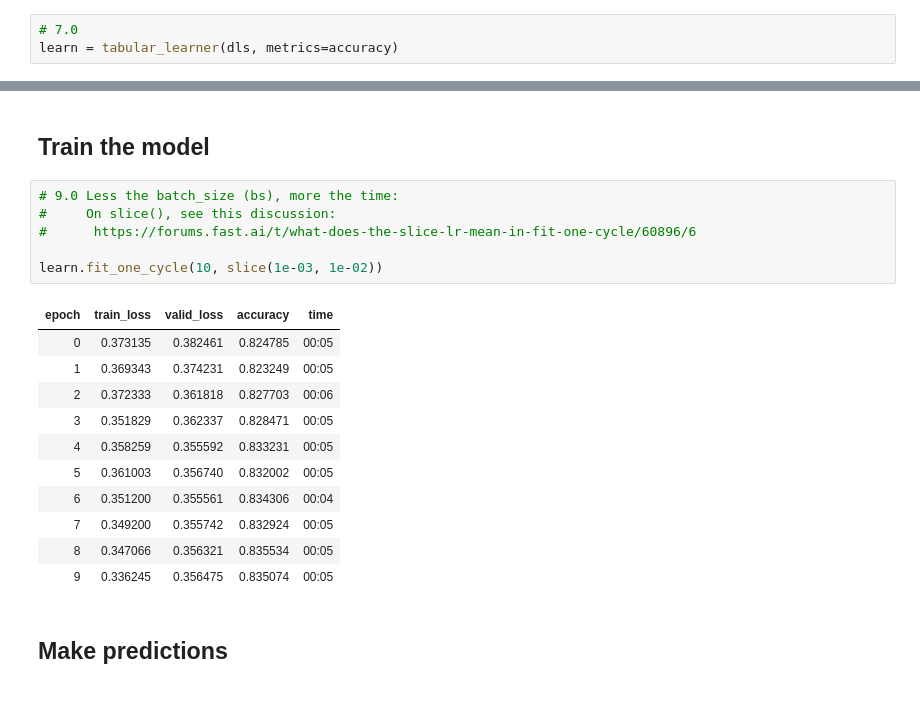
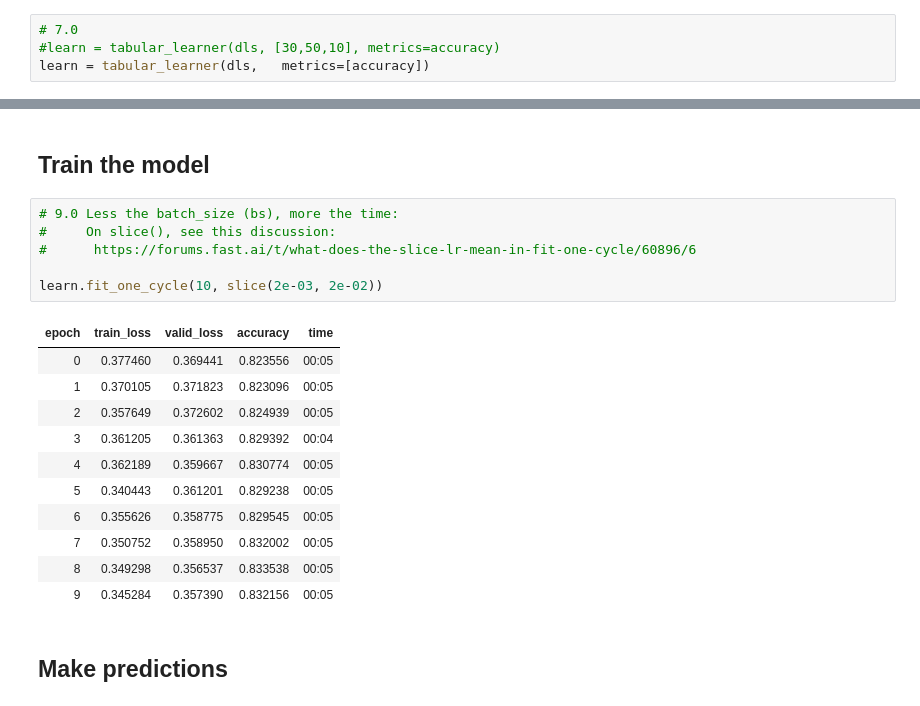
Before and after one commit to harnalashok/deeplearning, a Jupyter notebook: Tabular_data_with_fastai.ipynb, the cells around one changed output, grey strips where cells are left out. Cells and saved outputs as stored; diff of their text form.

```diff
--- a/Tabular_data_with_fastai.ipynb
+++ b/Tabular_data_with_fastai.ipynb
@@ -357,6 +383,7 @@ dls.show_batch()
 # %%
 # 7.0
-learn = tabular_learner(dls, metrics=accuracy)
+#learn = tabular_learner(dls, [30,50,10], metrics=accuracy)
+learn = tabular_learner(dls,   metrics=[accuracy])
 # %%
 # To get help on tabular_learner
 doc(tabular_learner)
@@ -482,21 +509,21 @@ And we can train that model with the `fit_one_cycle` method (the `fine_tune` met
 # %%
 # 9.0 Less the batch_size (bs), more the time:
 #     On slice(), see this discussion:
 #      https://forums.fast.ai/t/what-does-the-slice-lr-mean-in-fit-one-cycle/60896/6
 
-learn.fit_one_cycle(10, slice(1e-03, 1e-02))
+learn.fit_one_cycle(10, slice(2e-03, 2e-02))
 # %% [output]
 | epoch | train_loss | valid_loss | accuracy | time |
-| 0 | 0.373135 | 0.382461 | 0.824785 | 00:05 |
-| 1 | 0.369343 | 0.374231 | 0.823249 | 00:05 |
-| 2 | 0.372333 | 0.361818 | 0.827703 | 00:06 |
-| 3 | 0.351829 | 0.362337 | 0.828471 | 00:05 |
-| 4 | 0.358259 | 0.355592 | 0.833231 | 00:05 |
-| 5 | 0.361003 | 0.356740 | 0.832002 | 00:05 |
-| 6 | 0.351200 | 0.355561 | 0.834306 | 00:04 |
-| 7 | 0.349200 | 0.355742 | 0.832924 | 00:05 |
-| 8 | 0.347066 | 0.356321 | 0.835534 | 00:05 |
-| 9 | 0.336245 | 0.356475 | 0.835074 | 00:05 |
+| 0 | 0.377460 | 0.369441 | 0.823556 | 00:05 |
+| 1 | 0.370105 | 0.371823 | 0.823096 | 00:05 |
+| 2 | 0.357649 | 0.372602 | 0.824939 | 00:05 |
+| 3 | 0.361205 | 0.361363 | 0.829392 | 00:04 |
+| 4 | 0.362189 | 0.359667 | 0.830774 | 00:05 |
+| 5 | 0.340443 | 0.361201 | 0.829238 | 00:05 |
+| 6 | 0.355626 | 0.358775 | 0.829545 | 00:05 |
+| 7 | 0.350752 | 0.358950 | 0.832002 | 00:05 |
+| 8 | 0.349298 | 0.356537 | 0.833538 | 00:05 |
+| 9 | 0.345284 | 0.357390 | 0.832156 | 00:05 |
 # %% [markdown]
 ## Make predictions
 # %% [markdown]
```
Also changed, not shown: parts of 9 cells of this notebook.
